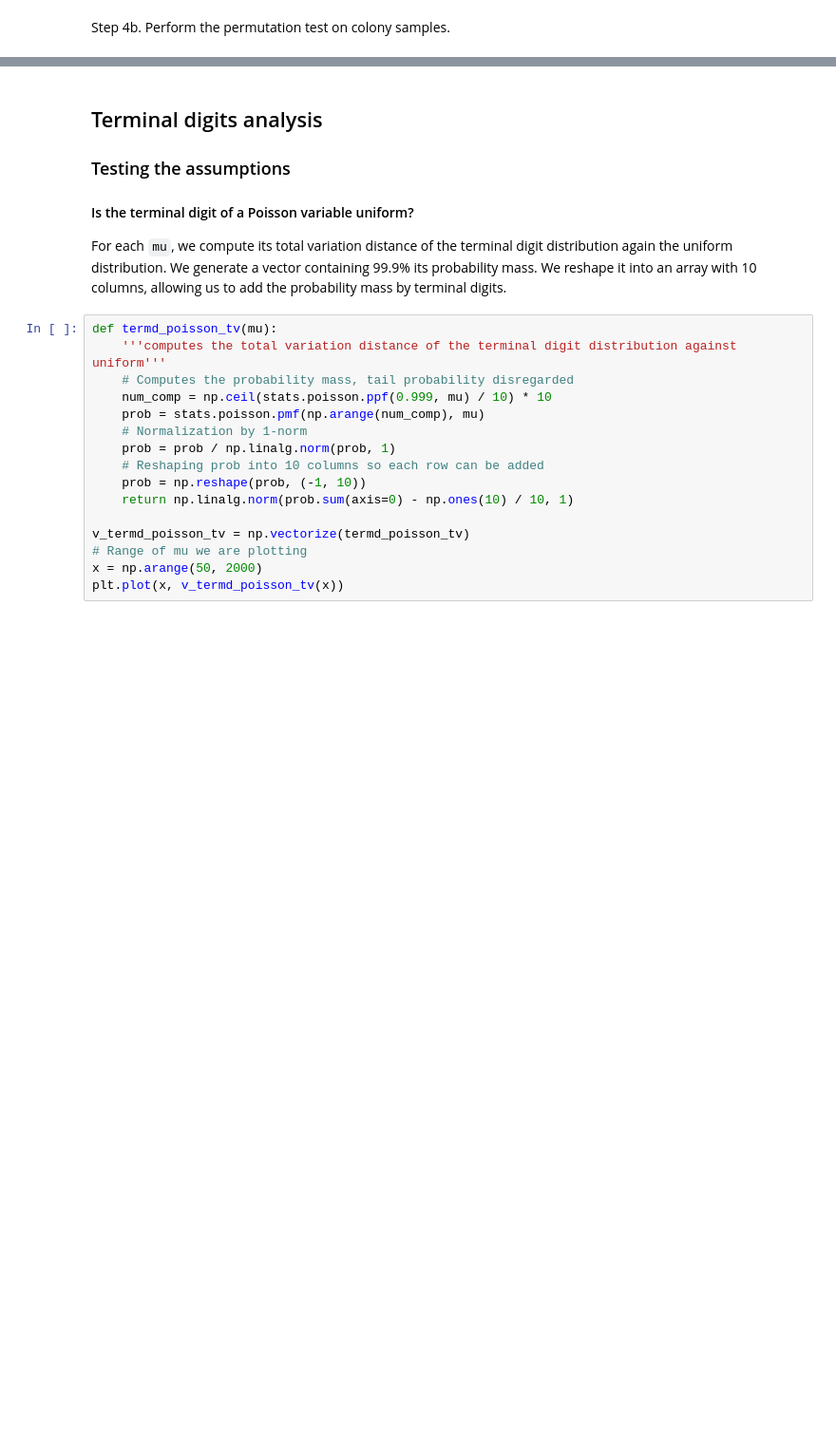
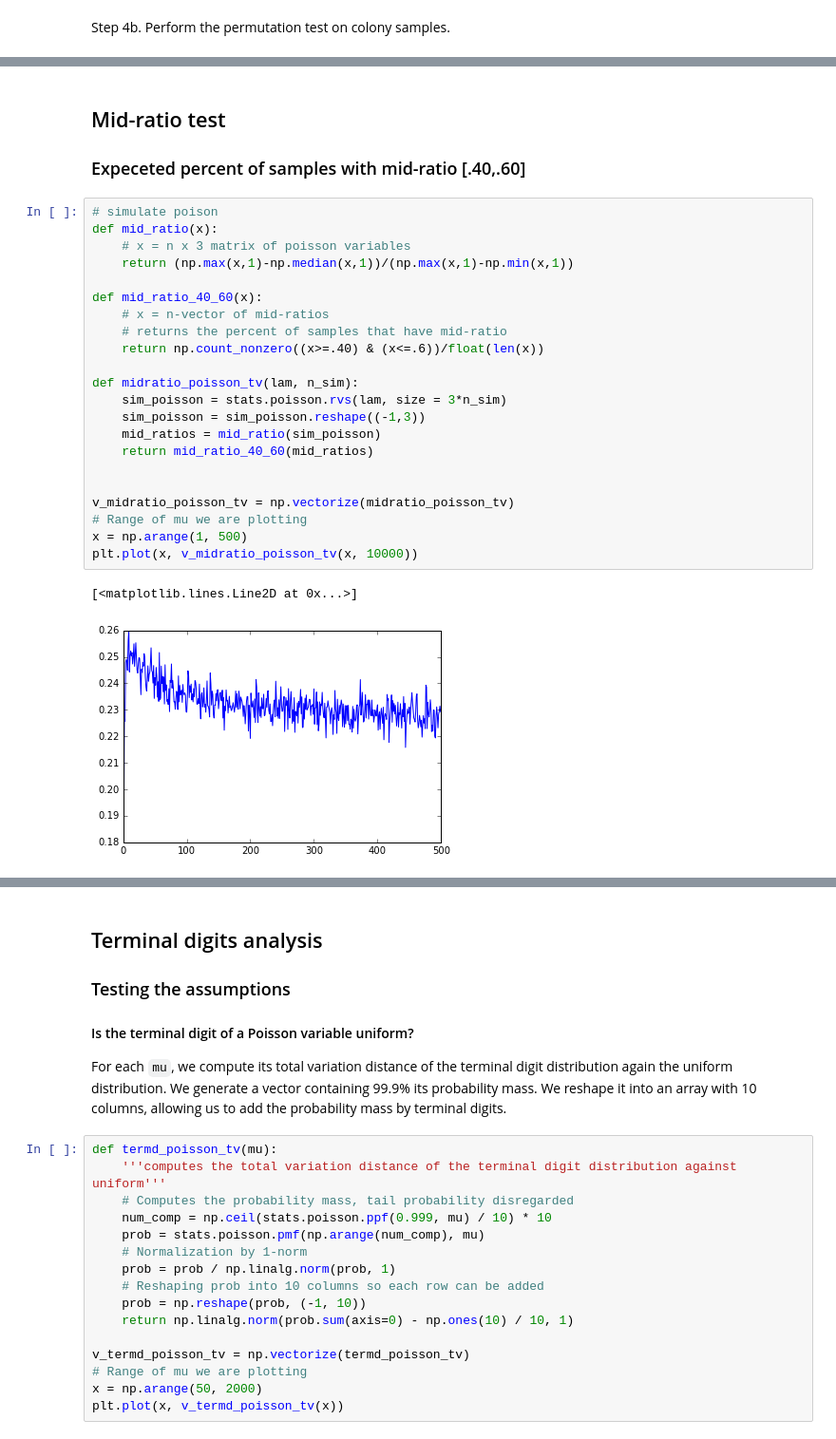
Before and after one commit to mads14/S215a-groupwork, a Jupyter notebook: science-open-research/OSR_Pitt_Hill.ipynb, the cells around one changed output, grey strips where cells are left out. Shown at 95% size. Saved outputs shown, nothing was run; the diff lists cells and outputs as text; blank space fills up the shorter version.

Commit message:
adding simulated mid-ratio test for poisson

```diff
--- a/science-open-research/OSR_Pitt_Hill.ipynb
+++ b/science-open-research/OSR_Pitt_Hill.ipynb
@@ -176,0 +177,29 @@ Probability that sampled permutation >= test statistic:  1.781E-36
+# %% [markdown]
+## Mid-ratio test
+
+### Expeceted percent of samples with mid-ratio [.40,.60]
+# %%
+# simulate poison
+def mid_ratio(x):
+    # x = n x 3 matrix of poisson variables
+    return (np.max(x,1)-np.median(x,1))/(np.max(x,1)-np.min(x,1))
+
+def mid_ratio_40_60(x):
+    # x = n-vector of mid-ratios
+    # returns the percent of samples that have mid-ratio
+    return np.count_nonzero((x>=.40) & (x<=.6))/float(len(x))
+
+def midratio_poisson_tv(lam, n_sim):
+    sim_poisson = stats.poisson.rvs(lam, size = 3*n_sim)
+    sim_poisson = sim_poisson.reshape((-1,3))
+    mid_ratios = mid_ratio(sim_poisson)
+    return mid_ratio_40_60(mid_ratios)
+
+
+v_midratio_poisson_tv = np.vectorize(midratio_poisson_tv)
+# Range of mu we are plotting
+x = np.arange(1, 500)
+plt.plot(x, v_midratio_poisson_tv(x, 10000))
+# %% [output]
+[<matplotlib.lines.Line2D at 0x...>]
+[figure, added]
```
Also changed, not shown: parts of 8 cells of this notebook.
